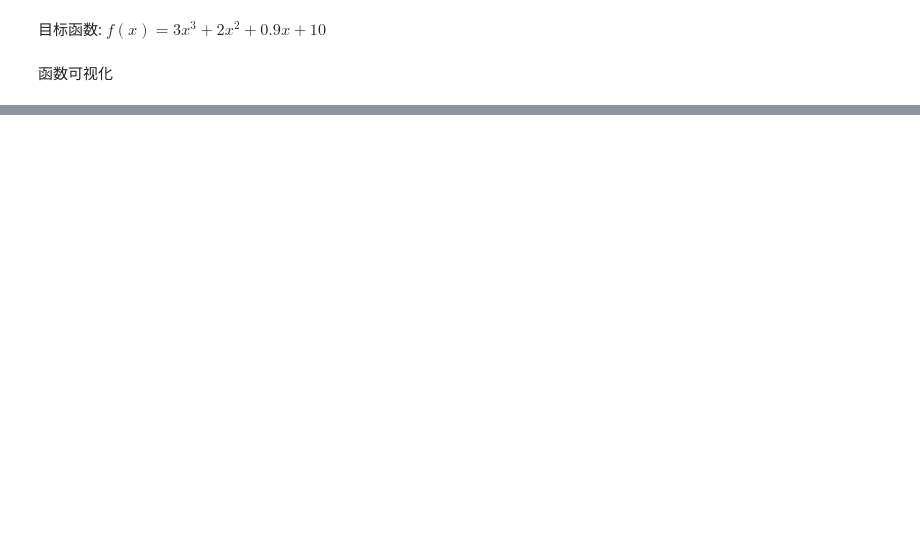
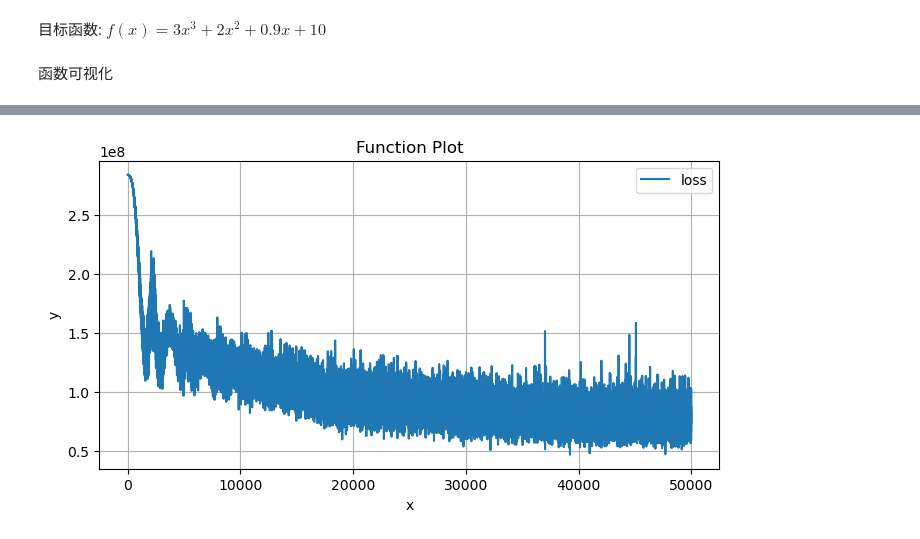
Before and after one commit to SongZihan/MLLearn, a Jupyter notebook: 自动微分测试.ipynb, the cells around one changed output, grey strips where cells are left out. Saved outputs shown, nothing was run; the diff lists cells and outputs as text; code cells hidden in the pictures; blank space fills up the shorter version.

```diff
--- a/自动微分测试.ipynb
+++ b/自动微分测试.ipynb
@@ -128,0 +97,95 @@ array([-3.68544979e+01, -3.66700958e+01, -3.64856938e+01, -3.63012918e+01,
+# %%
+def target_fn(x):
+    return (-5)*x**4 + 3*x**3 + 0.9*x+10
+
+x = np.linspace(-10, 10, 400)  # 从-10到10，取400个点
+y = target_fn(x)
+
+device = torch.device("cuda:0" if torch.cuda.is_available() else "cpu")
+
+
+class SimpleNN(nn.Module):
+    def __init__(self):
+        super(SimpleNN, self).__init__()
+        self.fn1 = nn.Linear(1, 1024)
+        self.relu1 = nn.ReLU()
+        self.dropout1 = nn.Dropout(0.9)  # 50% dropout
+
+        self.fn2 = nn.Linear(1024, 512)
+        self.relu2 = nn.ReLU()
+        self.dropout2 = nn.Dropout(0.9)
+
+        self.fn3 = nn.Linear(512, 64)
+        self.relu3 = nn.ReLU()
+        self.dropout3 = nn.Dropout(0.9)
+
+        self.fn4 = nn.Linear(64, 1)
+
+
+    def forward(self, x):
+        x1 = self.dropout1(self.relu1(self.fn1(x)))
+        x2 = self.dropout2(self.relu2(self.fn2(x1)))
+
+        x3 = self.dropout3(self.relu3(self.fn3(x2)))
+
+        return self.fn4(x3)
+
+model = SimpleNN()
+model = model.to(device)
+optimizer = optim.Adam(model.parameters(),lr=0.00002)
+criterion = nn.MSELoss()  # 实例化损失函数
+
+stop_index = 0
+
+x_data = torch.tensor(x).float().unsqueeze(1).to(device)
+y_data = torch.tensor(y).float().unsqueeze(1).to(device)
+loss_list = []
+for i in range(50000):
+    y_predict = model.forward(x_data)
+    loss = criterion(y_predict,y_data)
+    loss_list.append(loss.item())
+    loss.backward()
+    optimizer.step()
+
+    if i % 1000 == 0:
+        print(f"MSE Loss is {loss.item()}")
+
+    if stop_index != 0 and stop_index == i:
+        break
+
+# print(f"weight is {fn.weight}")
+# print(f"bias is {fn.bias}")
+
+# 绘制损失曲线
+x_loss = [i for i in range(len(loss_list))]
+y_loss = loss_list
+
+plt.figure(figsize=(8,4))  # 设置图像大小
+plt.plot(x_loss,y_loss, label="loss")
+
+plt.title("Function Plot")
+plt.xlabel("x")
+plt.ylabel("y")
+plt.legend()
+plt.grid(True)
+plt.show()
+
+# 可视化模型输出
+# model = model.to("cpu")
+model.eval()
+predict_value = model(x_data)
+
+x = x
+y_predict = predict_value.squeeze(axis=1).to("cpu").detach().numpy()
+
+plt.figure(figsize=(8,4))  # 设置图像大小
+plt.plot(x, y_predict, label="predict")
+plt.plot(x, y, label="real")
+
+plt.title("Function Plot")
+plt.xlabel("x")
+plt.ylabel("y")
+plt.legend()
+plt.grid(True)
+plt.show()
+# %% [output]
@@ -128,0 +209 @@ array([-3.68544979e+01, -3.66700958e+01, -3.64856938e+01, -3.63012918e+01,
+[figure, added]
```
Also changed, not shown: parts of 8 cells of this notebook, 1 other file.
